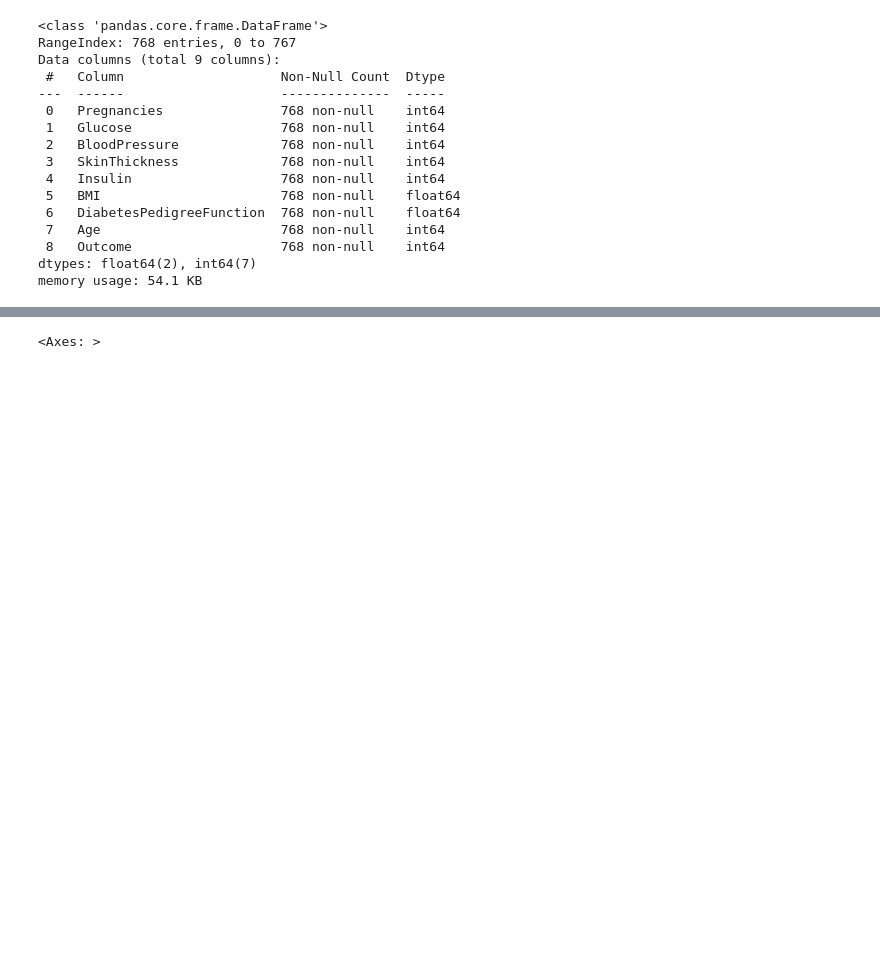
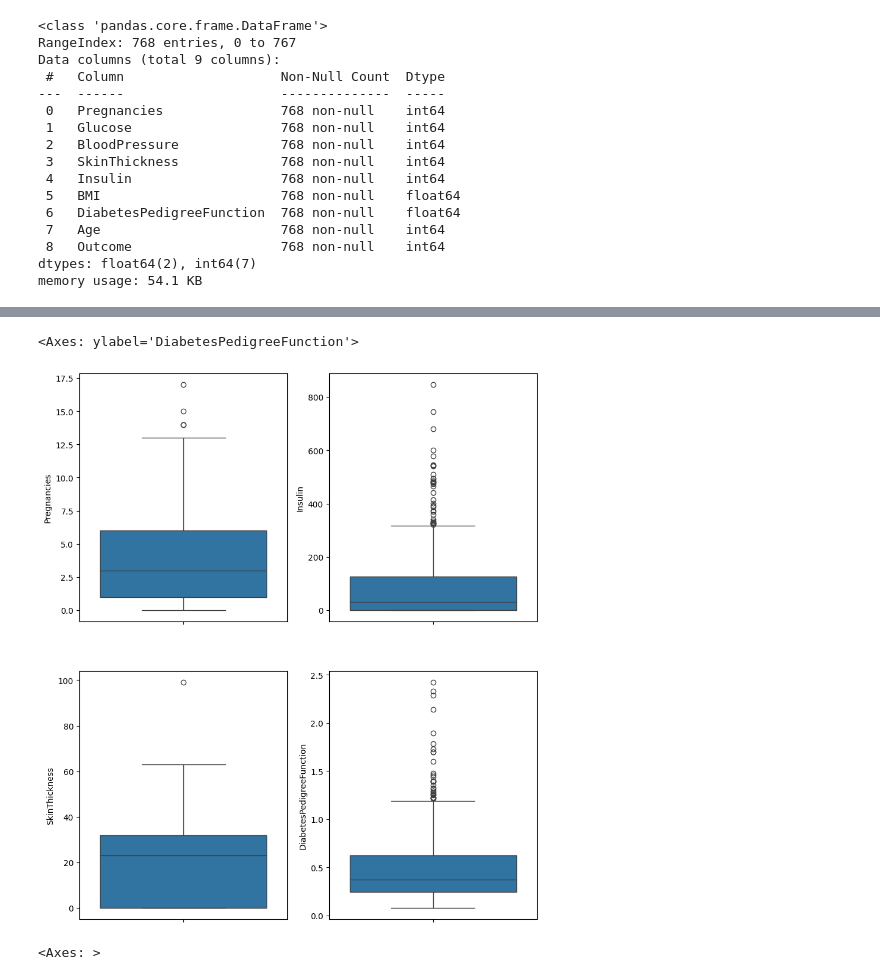
Before and after one commit to 4GeeksAcademy/salvador_romero_arbol_de_decision, a Jupyter notebook: src/explore.ipynb, the cells around one changed output, grey strips where cells are left out. Cells and saved outputs as stored; diff of their text form; code cells hidden in the pictures; blank space fills up the shorter version.

```diff
--- a/src/explore.ipynb
+++ b/src/explore.ipynb
@@ -37,6 +37,18 @@ data_uni.describe()
 | 50% | 3.000000 | 117.000000 | 72.000000 | 23.000000 | 30.500000 | 32.000000 | 0.372500 | 29.000000 | ... |
 | 75% | 6.000000 | 140.250000 | 80.000000 | 32.000000 | 127.250000 | 36.600000 | 0.626250 | 41.000000 | ... |
 | max | 17.000000 | 199.000000 | 122.000000 | 99.000000 | 846.000000 | 67.100000 | 2.420000 | 81.000000 | ... |
+# %%
+import matplotlib.pyplot as plt
+import seaborn as sns
+
+fis, axis = plt.subplots(2,2,figsize=(10,12))
+sns.boxplot(ax=axis[0,0],data=data_uni["Pregnancies"])
+sns.boxplot(ax=axis[1,0],data=data_uni["SkinThickness"])
+sns.boxplot(ax=axis[0,1],data=data_uni["Insulin"])
+sns.boxplot(ax=axis[1,1],data=data_uni["DiabetesPedigreeFunction"])
+# %% [output]
+<Axes: ylabel='DiabetesPedigreeFunction'>
+[figure, added]
 # %%
 def eliminar_atipicos(datos, columnas):
     new_data = datos
```
